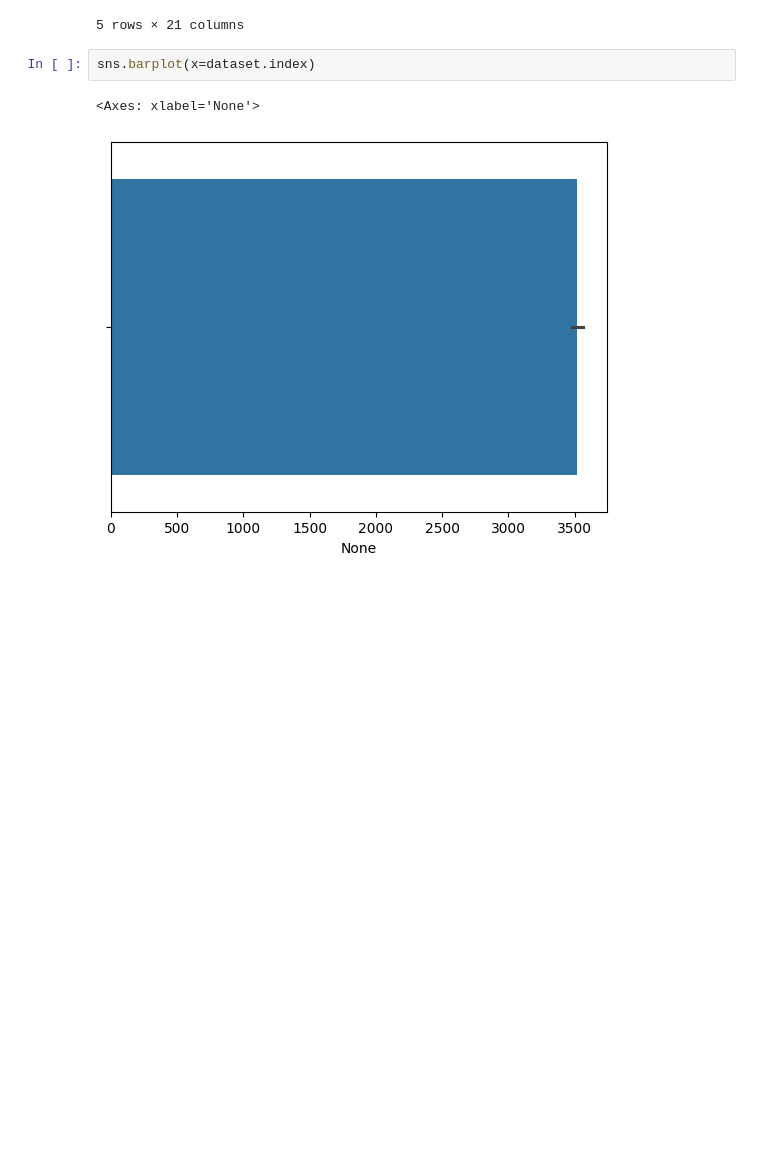
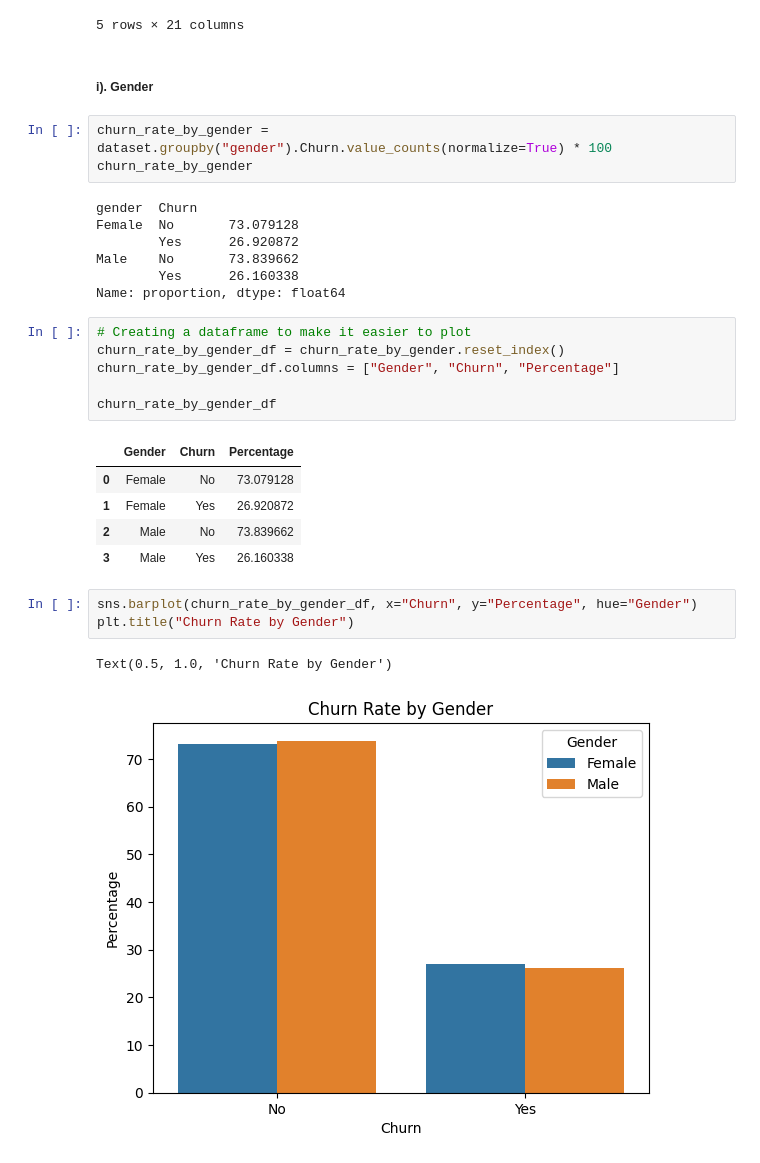
Before and after one commit to mut-rogers/customer_churn, a Jupyter notebook: churn.ipynb, the cells around one changed output. Cells and saved outputs as stored; diff of their text form; blank space fills up the shorter version.

```diff
--- a/churn.ipynb
+++ b/churn.ipynb
@@ -138,8 +138,33 @@ dataset.head(5)
 | 3 | 7795-CFOCW | Male | 0 | No | No | 45 | No | No phone service | ... |
 | 4 | 9237-HQITU | Female | 0 | No | No | 2 | Yes | No | ... |
 5 rows × 21 columns
-# %%
-sns.barplot(x=dataset.index)
-# %% [output]
-<Axes: xlabel='None'>
-[figure, removed]
+# %% [markdown]
+##### i). Gender
+# %%
+churn_rate_by_gender = dataset.groupby("gender").Churn.value_counts(normalize=True) * 100
+churn_rate_by_gender
+# %% [output]
+gender  Churn
+Female  No       73.079128
+        Yes      26.920872
+Male    No       73.839662
+        Yes      26.160338
+Name: proportion, dtype: float64
+# %%
+# Creating a dataframe to make it easier to plot
+churn_rate_by_gender_df = churn_rate_by_gender.reset_index()
+churn_rate_by_gender_df.columns = ["Gender", "Churn", "Percentage"]
+
+churn_rate_by_gender_df
+# %% [output]
+|  | Gender | Churn | Percentage |
+| 0 | Female | No | 73.079128 |
+| 1 | Female | Yes | 26.920872 |
+| 2 | Male | No | 73.839662 |
+| 3 | Male | Yes | 26.160338 |
+# %%
+sns.barplot(churn_rate_by_gender_df, x="Churn", y="Percentage", hue="Gender")
+plt.title("Churn Rate by Gender")
+# %% [output]
+Text(0.5, 1.0, 'Churn Rate by Gender')
+[figure, added]
```
Also changed, not shown: parts of 7 cells of this notebook.
